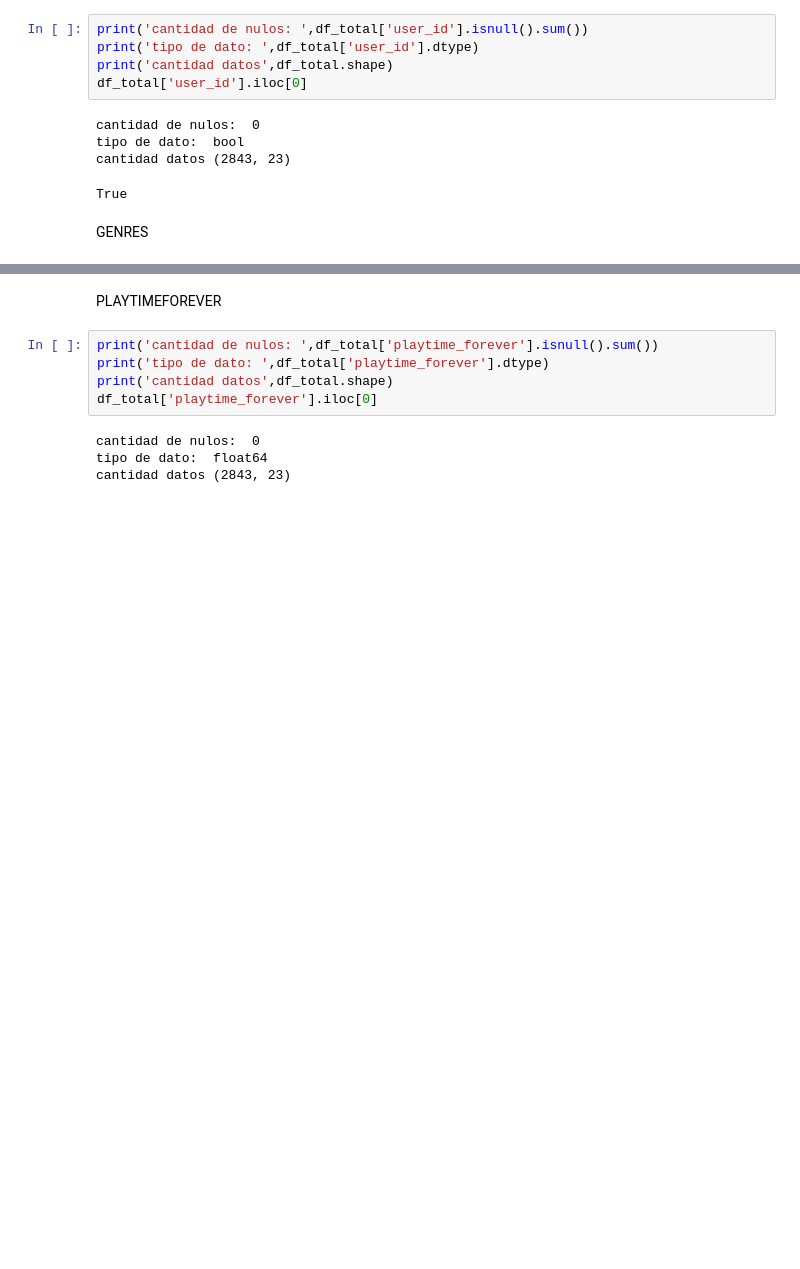
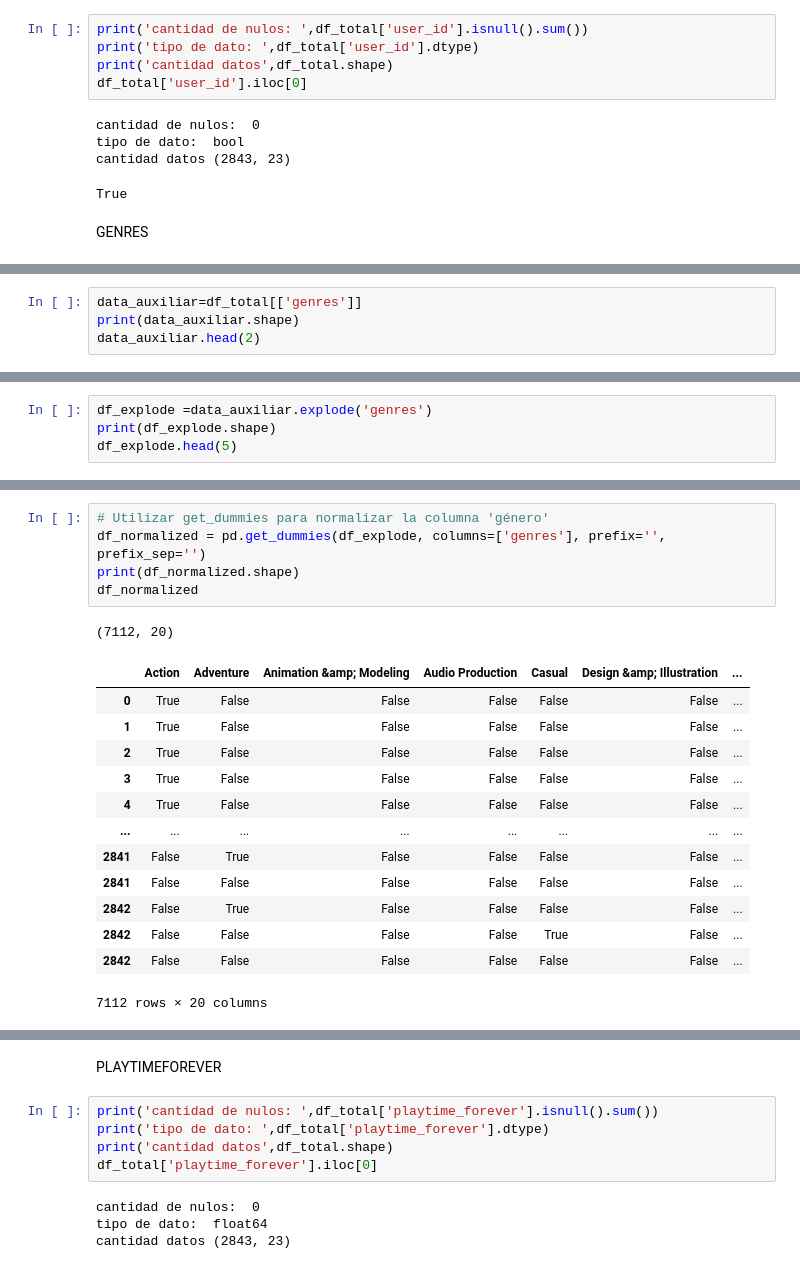
Before and after one commit to rodcordova/data_16_recomendacion, a Jupyter notebook: games_eda_etl.ipynb, the cells around one changed output, grey strips where cells are left out. Drawn from its saved outputs; the diff is of its cells as text; blank space fills up the shorter version.

```diff
--- a/games_eda_etl.ipynb
+++ b/games_eda_etl.ipynb
@@ -472,0 +505,4 @@ df_total['genres'] = df_total['genres'].apply(lambda x: ast.literal_eval(x) if i
+# %%
+data_auxiliar=df_total[['genres']]
+print(data_auxiliar.shape)
+data_auxiliar.head(2)
@@ -472,0 +514,4 @@ df_total['genres'] = df_total['genres'].apply(lambda x: ast.literal_eval(x) if i
+# %%
+df_explode =data_auxiliar.explode('genres')
+print(df_explode.shape)
+df_explode.head(5)
@@ -472,0 +526,20 @@ df_total['genres'] = df_total['genres'].apply(lambda x: ast.literal_eval(x) if i
+# %%
+# Utilizar get_dummies para normalizar la columna 'género'
+df_normalized = pd.get_dummies(df_explode, columns=['genres'], prefix='', prefix_sep='')
+print(df_normalized.shape)
+df_normalized
+# %% [output]
+(7112, 20)
+|  | Action | Adventure | Animation &amp; Modeling | Audio Production | Casual | Design &amp; Illustration | ... |
+| 0 | True | False | False | False | False | False | ... |
+| 1 | True | False | False | False | False | False | ... |
+| 2 | True | False | False | False | False | False | ... |
+| 3 | True | False | False | False | False | False | ... |
+| 4 | True | False | False | False | False | False | ... |
+| ... | ... | ... | ... | ... | ... | ... | ... |
+| 2841 | False | True | False | False | False | False | ... |
+| 2841 | False | False | False | False | False | False | ... |
+| 2842 | False | True | False | False | False | False | ... |
+| 2842 | False | False | False | False | True | False | ... |
+| 2842 | False | False | False | False | False | False | ... |
+7112 rows × 20 columns
```
Also changed, not shown: parts of 26 cells of this notebook, 6 other files.
